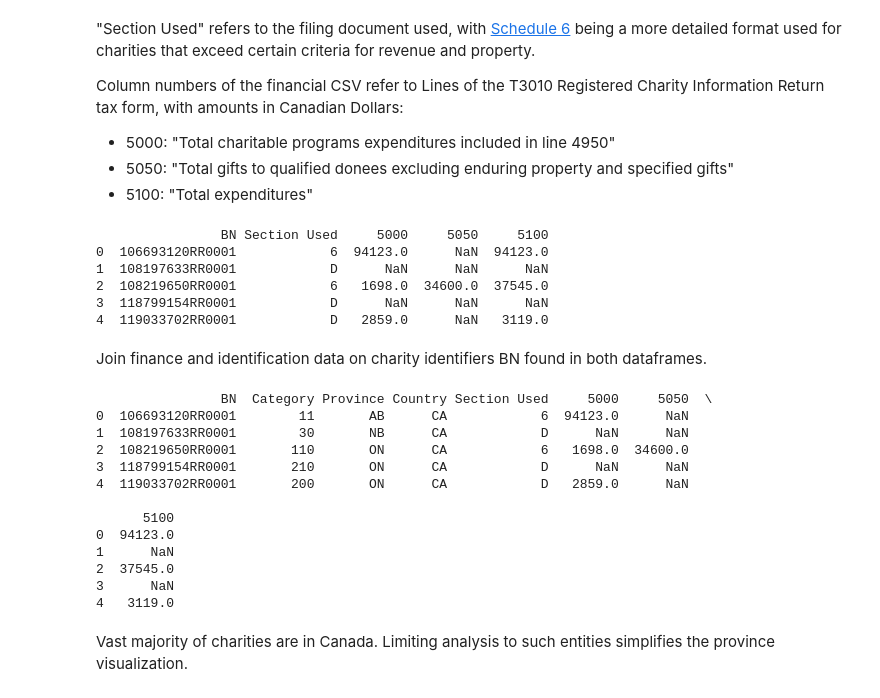
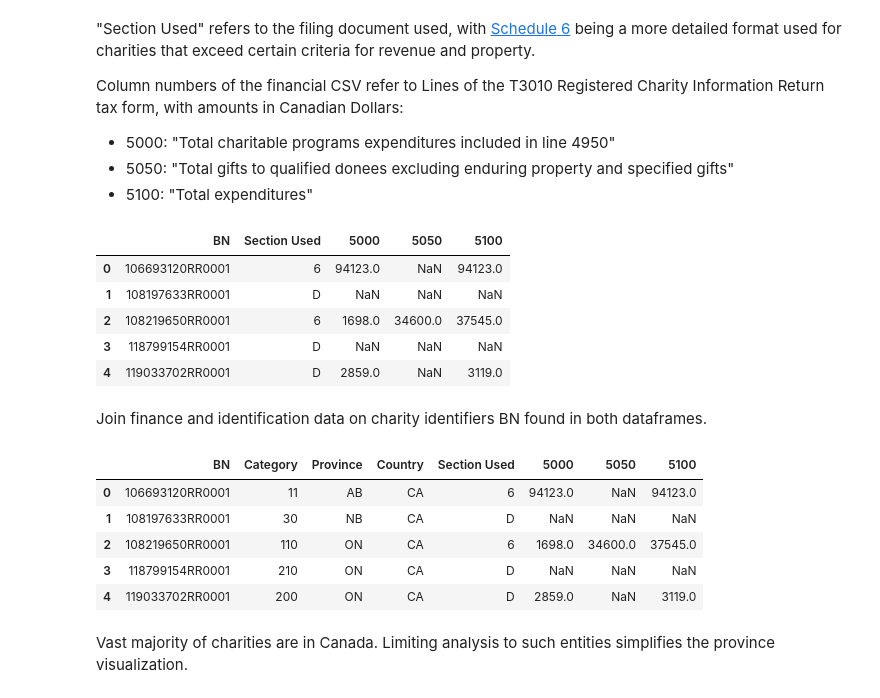
Before and after one commit to carlodghalnin/Canadian_Charity_Overhead_Analysis, a Jupyter notebook: Canada_Charity_Overhead_Analysis.ipynb, the cells around one changed output. Cells and saved outputs as stored; diff of their text form; code cells hidden in the pictures.

```diff
--- a/Canada_Charity_Overhead_Analysis.ipynb
+++ b/Canada_Charity_Overhead_Analysis.ipynb
@@ -35,33 +35,26 @@ Column numbers of the financial CSV refer to Lines of the T3010 Registered Chari
 * 5100: "Total expenditures"
 # %%
 finance = pd.read_csv('2019_financial.csv', usecols=fin_cols)
-print(finance.head())
+finance.head()
 # %% [output]
-                BN Section Used     5000     5050     5100
-0  106693120RR0001            6  94123.0      NaN  94123.0
-1  108197633RR0001            D      NaN      NaN      NaN
-2  108219650RR0001            6   1698.0  34600.0  37545.0
-3  118799154RR0001            D      NaN      NaN      NaN
-4  119033702RR0001            D   2859.0      NaN   3119.0
+|  | BN | Section Used | 5000 | 5050 | 5100 |
+| 0 | 106693120RR0001 | 6 | 94123.0 | NaN | 94123.0 |
+| 1 | 108197633RR0001 | D | NaN | NaN | NaN |
+| 2 | 108219650RR0001 | 6 | 1698.0 | 34600.0 | 37545.0 |
+| 3 | 118799154RR0001 | D | NaN | NaN | NaN |
+| 4 | 119033702RR0001 | D | 2859.0 | NaN | 3119.0 |
 # %% [markdown]
 Join finance and identification data on charity identifiers BN found in both dataframes.
 # %%
 df = pd.merge(ident, finance, on='BN')
-print(df.head())
+df.head()
 # %% [output]
-                BN  Category Province Country Section Used     5000     5050  \
-0  106693120RR0001        11       AB      CA            6  94123.0      NaN
-1  108197633RR0001        30       NB      CA            D      NaN      NaN
-2  108219650RR0001       110       ON      CA            6   1698.0  34600.0
-3  118799154RR0001       210       ON      CA            D      NaN      NaN
-4  119033702RR0001       200       ON      CA            D   2859.0      NaN
-
-      5100
-0  94123.0
-1      NaN
-2  37545.0
-3      NaN
-4   3119.0
+|  | BN | Category | Province | Country | Section Used | 5000 | 5050 | 5100 |
+| 0 | 106693120RR0001 | 11 | AB | CA | 6 | 94123.0 | NaN | 94123.0 |
+| 1 | 108197633RR0001 | 30 | NB | CA | D | NaN | NaN | NaN |
+| 2 | 108219650RR0001 | 110 | ON | CA | 6 | 1698.0 | 34600.0 | 37545.0 |
+| 3 | 118799154RR0001 | 210 | ON | CA | D | NaN | NaN | NaN |
+| 4 | 119033702RR0001 | 200 | ON | CA | D | 2859.0 | NaN | 3119.0 |
 # %% [markdown]
 Vast majority of charities are in Canada. Limiting analysis to such entities simplifies the province visualization.
 # %%
```
Also changed, not shown: parts of 8 cells of this notebook.
